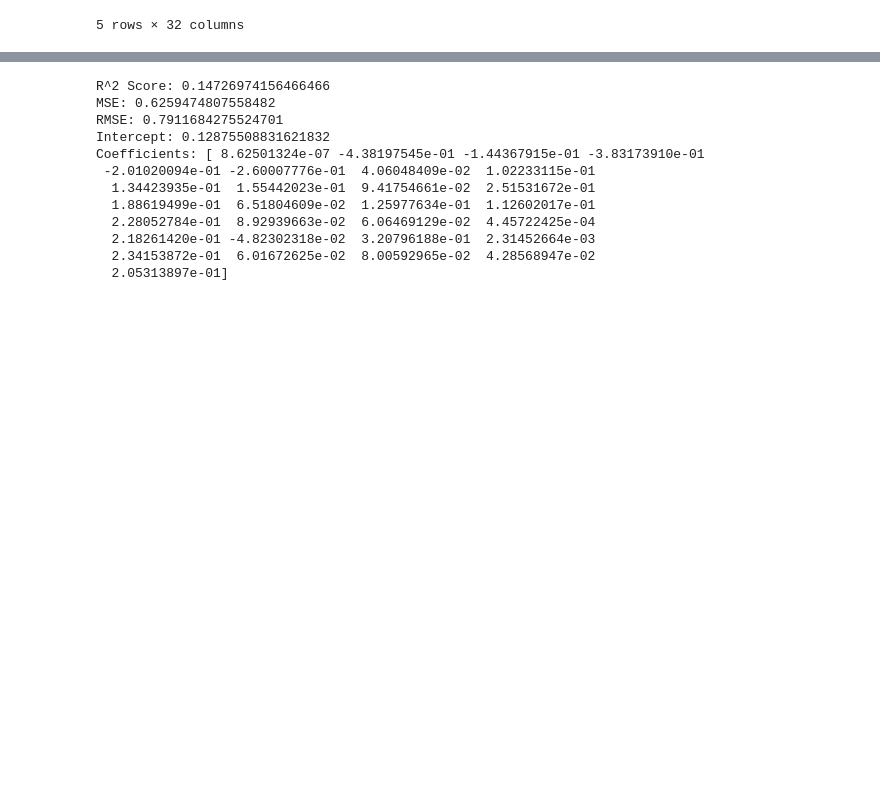
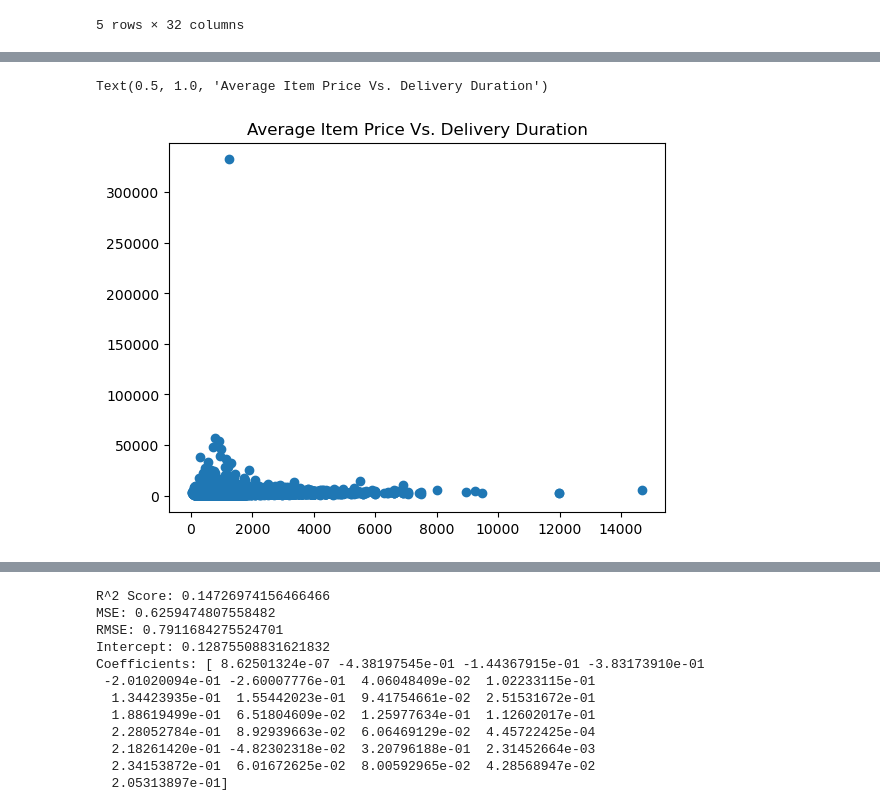
Before and after one commit to SourabhVD/Delivery-Duration-Prediction, a Jupyter notebook: Doordash Delivery Prediction.ipynb, the cells around one changed output, grey strips where cells are left out. Cells and saved outputs as stored; diff of their text form; code cells hidden in the pictures; blank space fills up the shorter version.

```diff
--- a/Doordash Delivery Prediction.ipynb
+++ b/Doordash Delivery Prediction.ipynb
@@ -211,0 +244,6 @@ df_train.head()
+# %%
+plt.scatter(df_train['avg_item_price'],df_train['delivery_duration'])
+plt.title('Average Item Price Vs. Delivery Duration')
+# %% [output]
+Text(0.5, 1.0, 'Average Item Price Vs. Delivery Duration')
+[figure, added]
```
Also changed, not shown: parts of 15 cells of this notebook.
